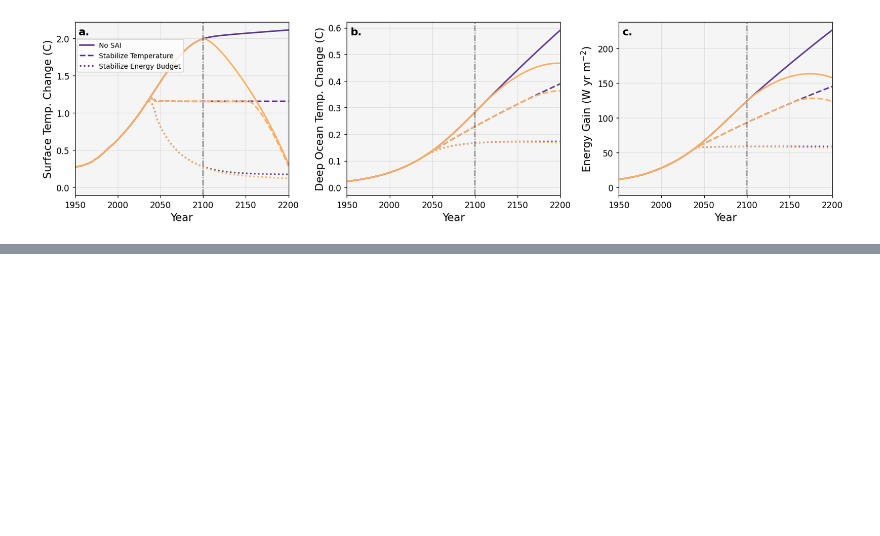
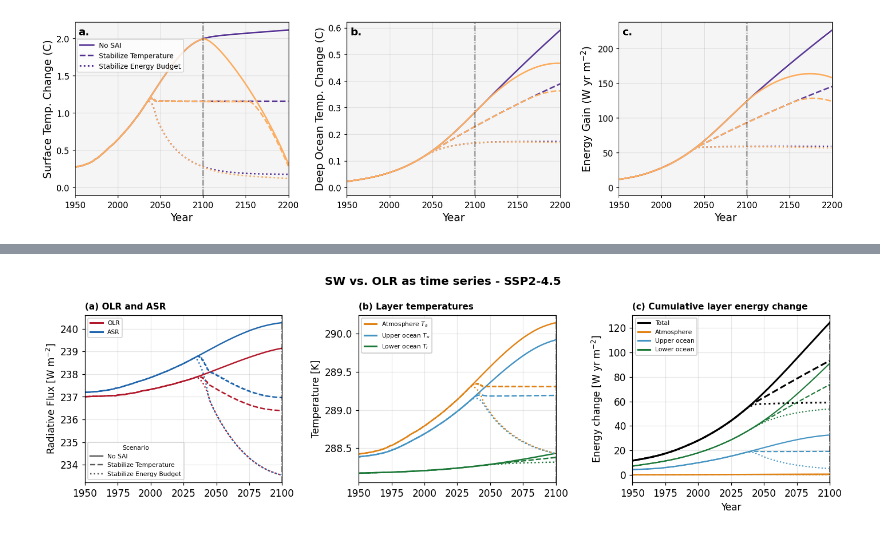
Before and after one commit to jshaw35/PRISM, a Jupyter notebook: WorkingModel.ipynb, the cells around one changed output, grey strips where cells are left out. Cells and saved outputs as stored; diff of their text form; code cells hidden in the pictures; blank space fills up the shorter version.

```diff
--- a/WorkingModel.ipynb
+++ b/WorkingModel.ipynb
@@ -1882,0 +2149,12 @@ plt.show()
+# %%
+
+_ts_cases = [
+    ('No SAI',                  '-',  runs['base']),
+    ('Stabilize Temperature',   '--', runs['ctrl_2035']),
+    ('Stabilize Energy Budget', ':',  runs['qbal']),
+]
+_plot_sw_olr_timeseries(_ts_cases, 'SW vs. OLR as time series - SSP2-4.5',
+                        (1950, 2100),
+                        'figures/figure_simplemodel_OLR_ASR_timeseries.png')
+# %% [output]
+[figure, added]
```
Also changed, not shown: parts of 9 cells of this notebook.
